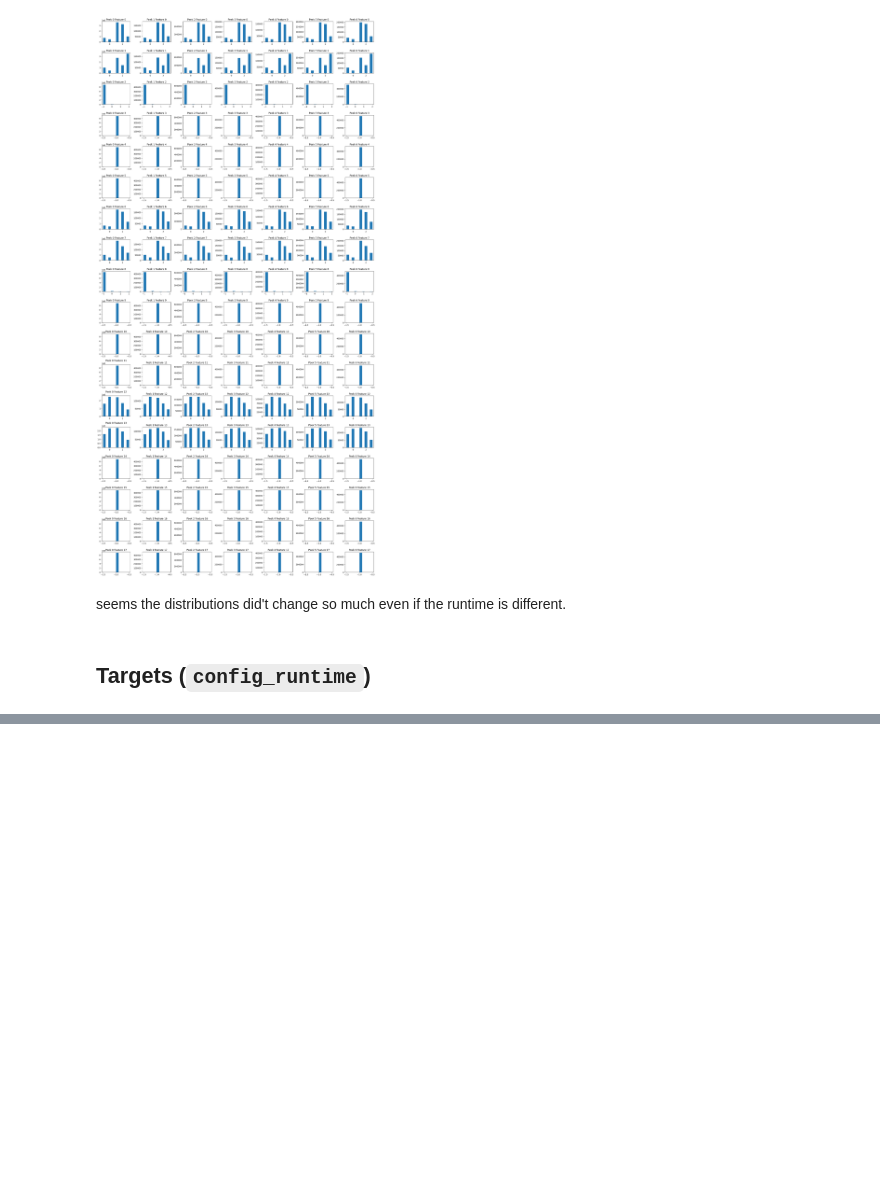
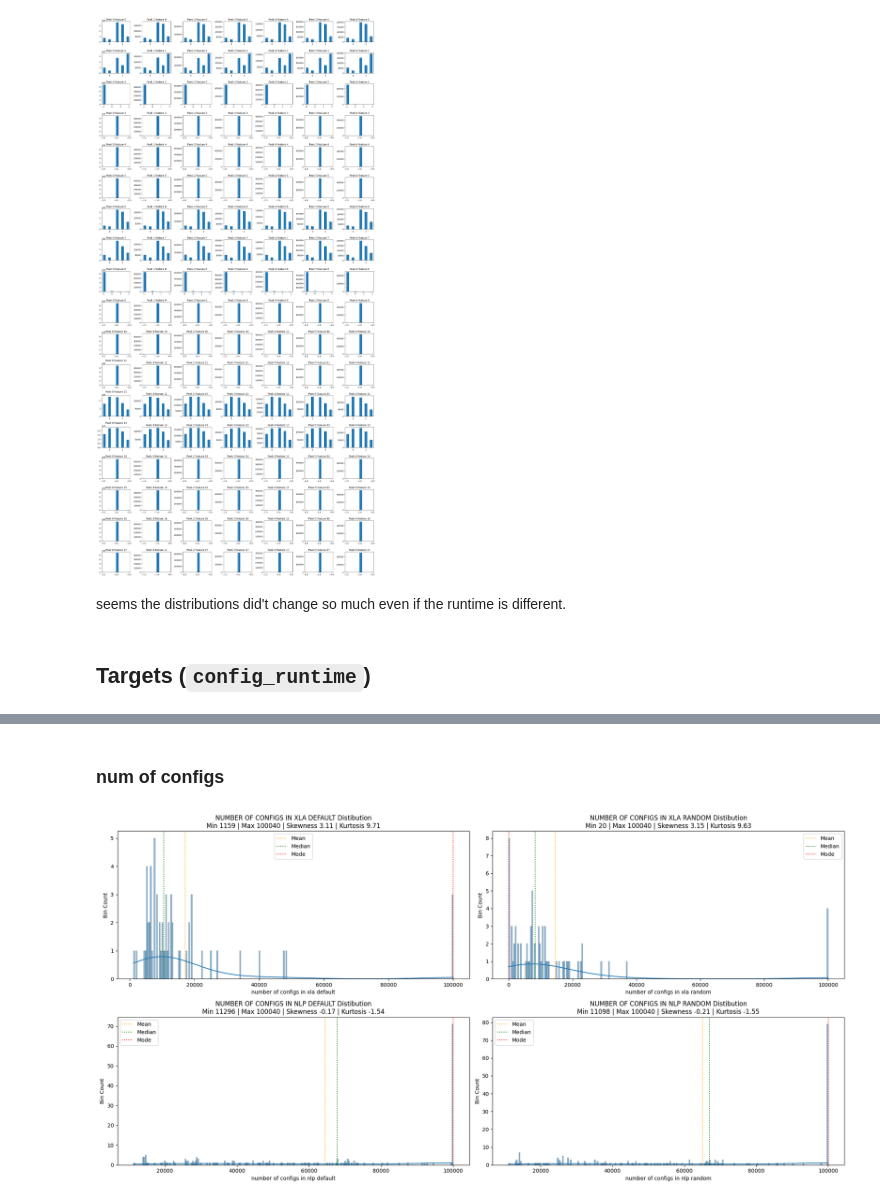
Before and after one commit to edenni/gfos, a Jupyter notebook: notebooks/eda/layout.ipynb, the cells around one changed output, grey strips where cells are left out. Drawn from its saved outputs; the diff is of its cells as text; code cells hidden in the pictures; blank space fills up the shorter version.

```diff
--- a/notebooks/eda/layout.ipynb
+++ b/notebooks/eda/layout.ipynb
@@ -283,0 +287,17 @@ plot_univar_dist(std_norm_time, "mean std norm of runtime of " + model_name, ax=
+# %% [markdown]
+### num of configs
+# %%
+axes = plt.subplots(2, 2, figsize=(20, 10))[1]
+
+xdt_num_configs = [len(model["config_runtime"]) for model in npzs["xdt"]]
+xrt_num_configs = [len(model["config_runtime"]) for model in npzs["xrt"]]
+ndt_num_configs = [len(model["config_runtime"]) for model in npzs["ndt"]]
+nrt_num_configs = [len(model["config_runtime"]) for model in npzs["nrt"]]
+
+plot_univar_dist(np.array(xdt_num_configs), "number of configs in xla default", ax=axes[0, 0])
+plot_univar_dist(np.array(xrt_num_configs), "number of configs in xla random", ax=axes[0, 1])
+plot_univar_dist(np.array(ndt_num_configs), "number of configs in nlp default", ax=axes[1, 0])
+plot_univar_dist(np.array(nrt_num_configs), "number of configs in nlp random", ax=axes[1, 1])
+plt.tight_layout()
+# %% [output]
+[figure, added]
```
Also changed, not shown: parts of 1 cell of this notebook, 3 other files.
